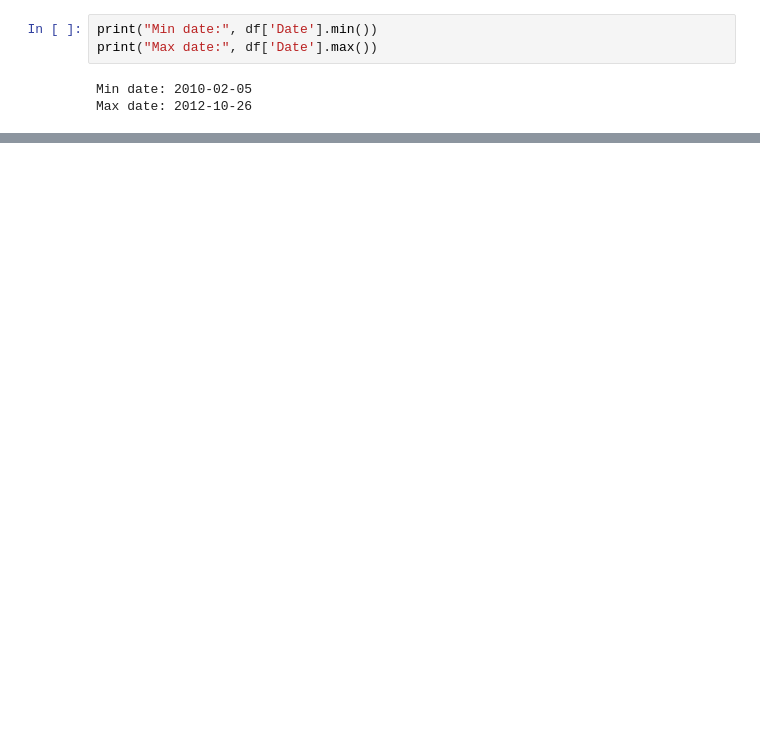
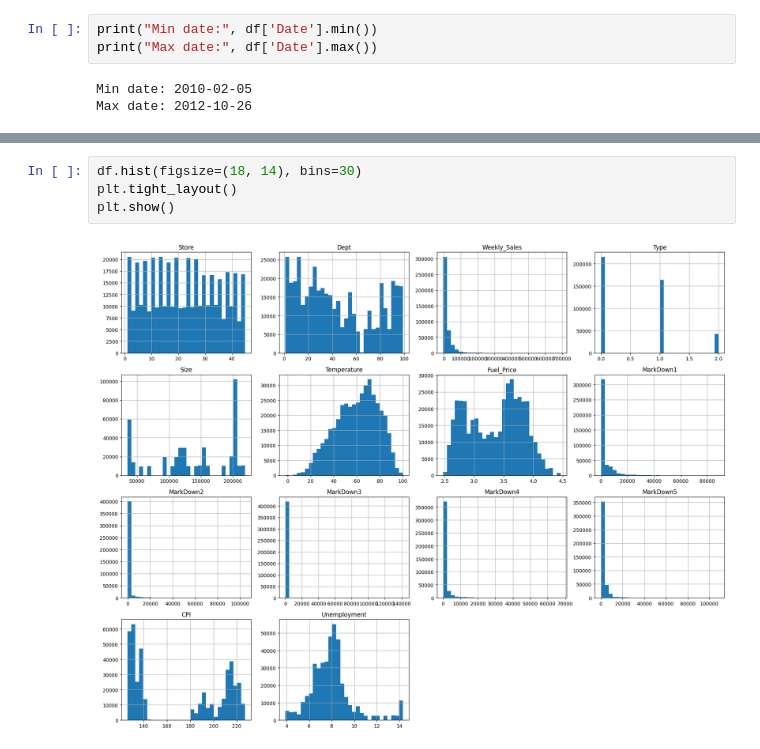
Before and after one commit to samar-080301/Walmart_Kaggle, a Jupyter notebook: main.ipynb, the cells around one changed output, grey strips where cells are left out. Drawn from its saved outputs; the diff is of its cells as text; blank space fills up the shorter version.

```diff
--- a/main.ipynb
+++ b/main.ipynb
@@ -82,0 +116,6 @@ df['Type'] = le.fit_transform(df['Type'])
+# %%
+df.hist(figsize=(18, 14), bins=30)
+plt.tight_layout()
+plt.show()
+# %% [output]
+[figure, added]
```
Also changed, not shown: parts of 5 cells of this notebook.
